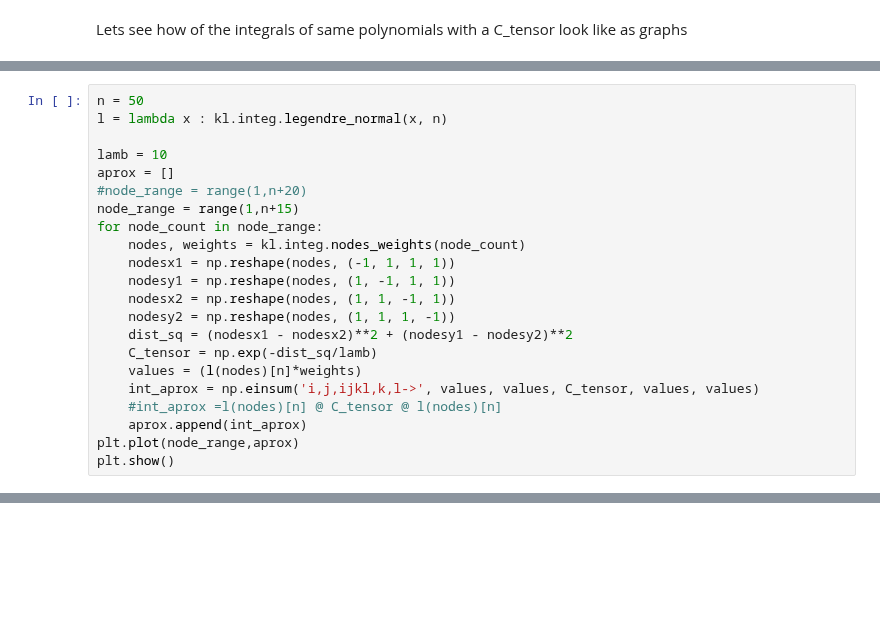
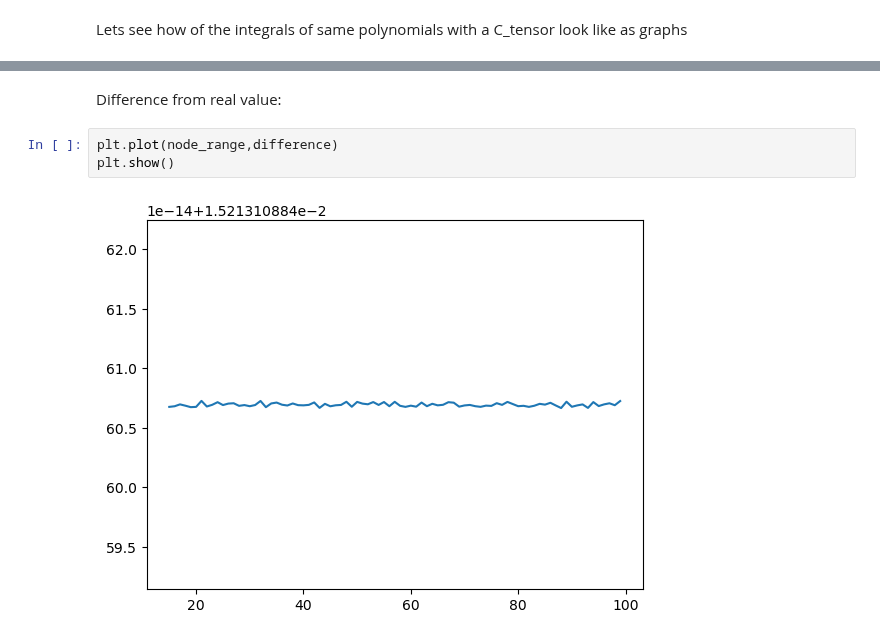
Before and after one commit to SED0280/BakalarkaCode, a Jupyter notebook: Gausova Kvadratura.ipynb, the cells around one changed output, grey strips where cells are left out. Saved outputs shown, nothing was run; the diff lists cells and outputs as text; blank space fills up the shorter version.

```diff
--- a/Gausova Kvadratura.ipynb
+++ b/Gausova Kvadratura.ipynb
@@ -655,22 +571,0 @@ Lets have a different C
-# %%
-n = 50
-l = lambda x : kl.integ.legendre_normal(x, n)
-
-lamb = 10
-aprox = []
-#node_range = range(1,n+20)
-node_range = range(1,n+15)
-for node_count in node_range:
-    nodes, weights = kl.integ.nodes_weights(node_count)
-    nodesx1 = np.reshape(nodes, (-1, 1, 1, 1))
-    nodesy1 = np.reshape(nodes, (1, -1, 1, 1))
-    nodesx2 = np.reshape(nodes, (1, 1, -1, 1))
-    nodesy2 = np.reshape(nodes, (1, 1, 1, -1))
-    dist_sq = (nodesx1 - nodesx2)**2 + (nodesy1 - nodesy2)**2
-    C_tensor = np.exp(-dist_sq/lamb)
-    values = (l(nodes)[n]*weights)
-    int_aprox = np.einsum('i,j,ijkl,k,l->', values, values, C_tensor, values, values)
-    #int_aprox =l(nodes)[n] @ C_tensor @ l(nodes)[n]
-    aprox.append(int_aprox)
-plt.plot(node_range,aprox)
-plt.show()
@@ -678,0 +572,7 @@ plt.show()
+# %% [markdown]
+Difference from real value:
+# %%
+plt.plot(node_range,difference)
+plt.show()
+# %% [output]
+[figure, added]
```
Also changed, not shown: parts of 45 cells of this notebook.
